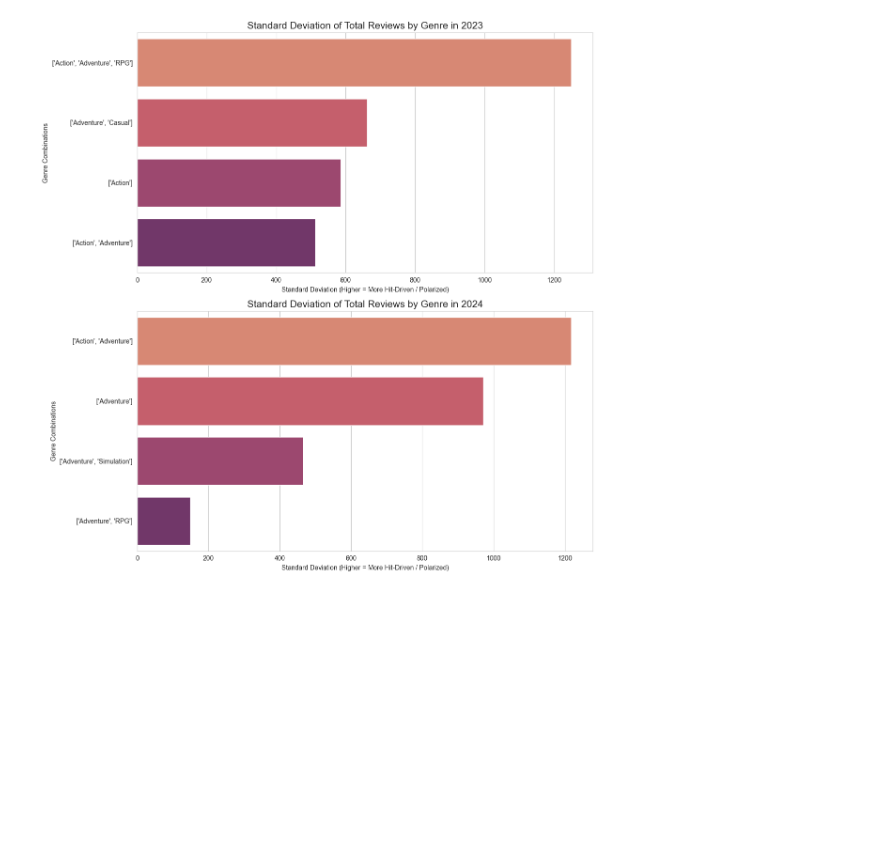
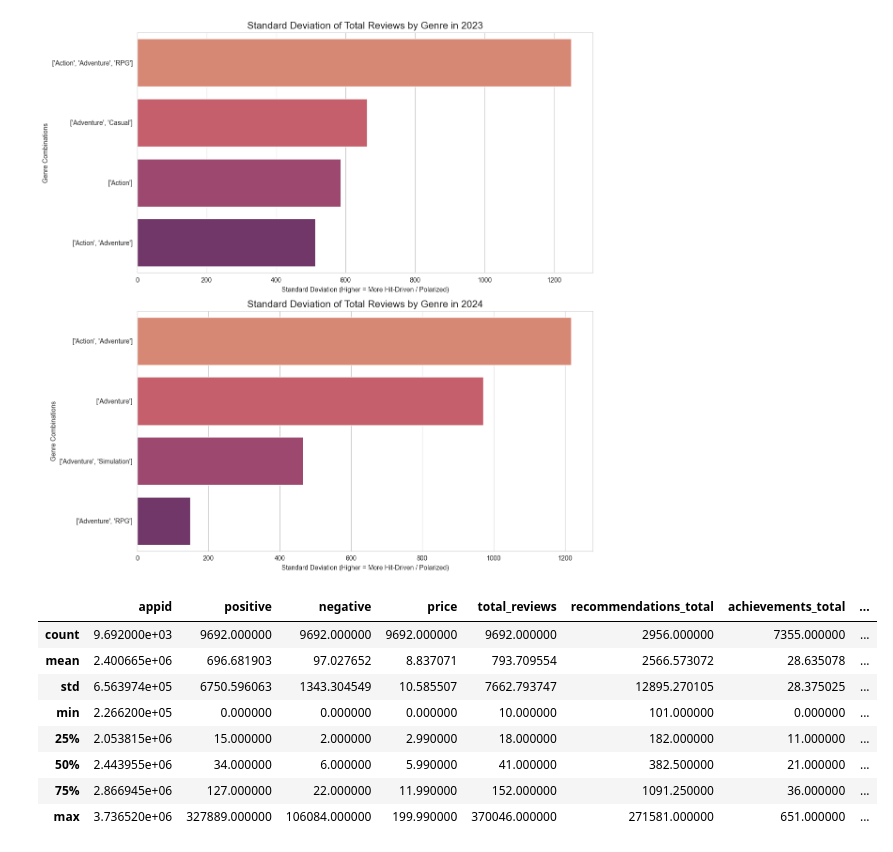
Before and after one commit to jinnyjinnyjinjin/steam-indie-game-analysis, a Jupyter notebook: src/notebooks/su/test_analysis.ipynb, the cells around one changed output. Cells and saved outputs as stored; diff of their text form; code cells hidden in the pictures; blank space fills up the shorter version.

```diff
--- a/src/notebooks/su/test_analysis.ipynb
+++ b/src/notebooks/su/test_analysis.ipynb
@@ -1,11 +1,11 @@
 # %%
 import pandas as pd
 
-path = '../../../data/processed/'
+path = '../../../data/preprocessed/'
 
-df = pd.read_csv(path + 'steam_indie_games_merged_v1.csv')
-review_df = pd.read_csv(path + 'eng_review.csv')
-histogram_df = pd.read_csv(path + 'steam_indie_review_histogram_preprocessed_lee_v1.csv')
+df = pd.read_csv(path + 'steam_indie_games_graded.csv')
+review_df = pd.read_csv(path + 'steam_indie_reviews.csv')
+histogram_df = pd.read_csv(path + 'steam_indie_review_histogram.csv')
 # %%
 df.dtypes
 # %% [output]
@@ -181,3 +181,15 @@ Passing `palette` without assigning `hue` is deprecated and will be removed in v
 
   sns.barplot(data=top_std, x='std', y='genre_no_indie', ax=axes[i], palette='flare')
 [figure]
+# %%
+df.describe()
+# %% [output]
+|  | appid | positive | negative | price | total_reviews | recommendations_total | achievements_total | ... |
+| count | 9.692000e+03 | 9692.000000 | 9692.000000 | 9692.000000 | 9692.000000 | 2956.000000 | 7355.000000 | ... |
+| mean | 2.400665e+06 | 696.681903 | 97.027652 | 8.837071 | 793.709554 | 2566.573072 | 28.635078 | ... |
+| std | 6.563974e+05 | 6750.596063 | 1343.304549 | 10.585507 | 7662.793747 | 12895.270105 | 28.375025 | ... |
+| min | 2.266200e+05 | 0.000000 | 0.000000 | 0.000000 | 10.000000 | 101.000000 | 0.000000 | ... |
+| 25% | 2.053815e+06 | 15.000000 | 2.000000 | 2.990000 | 18.000000 | 182.000000 | 11.000000 | ... |
+| 50% | 2.443955e+06 | 34.000000 | 6.000000 | 5.990000 | 41.000000 | 382.500000 | 21.000000 | ... |
+| 75% | 2.866945e+06 | 127.000000 | 22.000000 | 11.990000 | 152.000000 | 1091.250000 | 36.000000 | ... |
+| max | 3.736520e+06 | 327889.000000 | 106084.000000 | 199.990000 | 370046.000000 | 271581.000000 | 651.000000 | ... |
```
